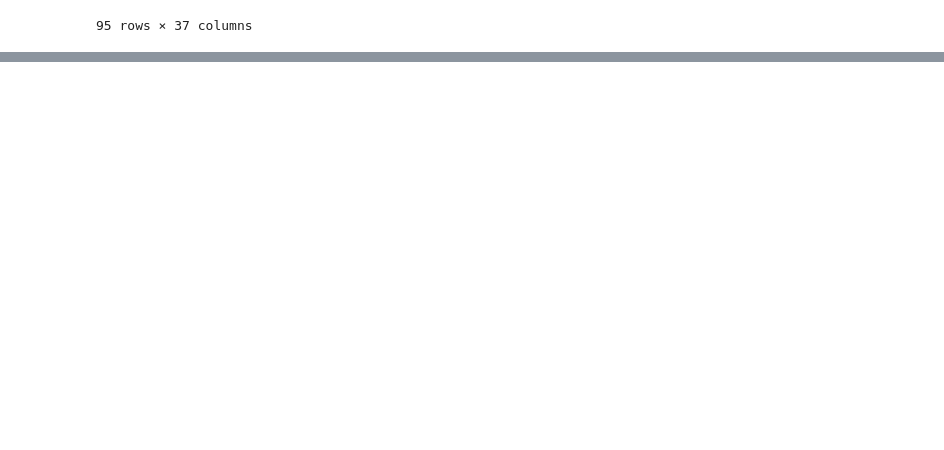
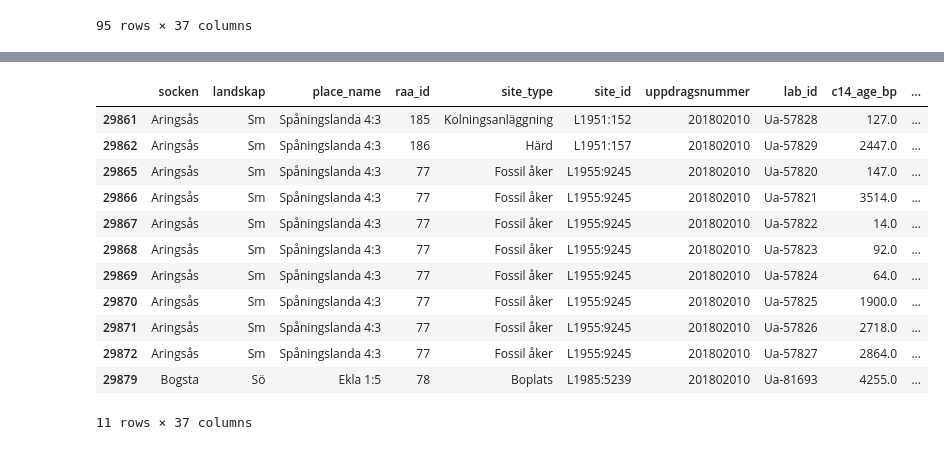
Before and after one commit to Br1CM/sead_strucke_data_cleaning, a Jupyter notebook: current/notebooks/exploration.ipynb, the cells around one changed output, grey strips where cells are left out. Saved outputs shown, nothing was run; the diff lists cells and outputs as text; code cells hidden in the pictures; blank space fills up the shorter version.

```diff
--- a/current/notebooks/exploration.ipynb
+++ b/current/notebooks/exploration.ipynb
@@ -781,0 +820,18 @@ df[df['site_id'].isin(['L1988:6073, L1988:6685','L1983:7553, L1983:7552, L1983:8
+# %%
+# there seems to be an error for similar title and different socken and landskap
+error_df = df[df['title']=='Arkeologisk förundersökning. Fossil åker Aringsås 77:1. Aringsås socken i Alvesta kommun, Kronobergs län']
+error_df
+# %% [output]
+|  | socken | landskap | place_name | raa_id | site_type | site_id | uppdragsnummer | lab_id | c14_age_bp | ... |
+| 29861 | Aringsås | Sm | Spåningslanda 4:3 | 185 | Kolningsanläggning | L1951:152 | 201802010 | Ua-57828 | 127.0 | ... |
+| 29862 | Aringsås | Sm | Spåningslanda 4:3 | 186 | Härd | L1951:157 | 201802010 | Ua-57829 | 2447.0 | ... |
+| 29865 | Aringsås | Sm | Spåningslanda 4:3 | 77 | Fossil åker | L1955:9245 | 201802010 | Ua-57820 | 147.0 | ... |
+| 29866 | Aringsås | Sm | Spåningslanda 4:3 | 77 | Fossil åker | L1955:9245 | 201802010 | Ua-57821 | 3514.0 | ... |
+| 29867 | Aringsås | Sm | Spåningslanda 4:3 | 77 | Fossil åker | L1955:9245 | 201802010 | Ua-57822 | 14.0 | ... |
+| 29868 | Aringsås | Sm | Spåningslanda 4:3 | 77 | Fossil åker | L1955:9245 | 201802010 | Ua-57823 | 92.0 | ... |
+| 29869 | Aringsås | Sm | Spåningslanda 4:3 | 77 | Fossil åker | L1955:9245 | 201802010 | Ua-57824 | 64.0 | ... |
+| 29870 | Aringsås | Sm | Spåningslanda 4:3 | 77 | Fossil åker | L1955:9245 | 201802010 | Ua-57825 | 1900.0 | ... |
+| 29871 | Aringsås | Sm | Spåningslanda 4:3 | 77 | Fossil åker | L1955:9245 | 201802010 | Ua-57826 | 2718.0 | ... |
+| 29872 | Aringsås | Sm | Spåningslanda 4:3 | 77 | Fossil åker | L1955:9245 | 201802010 | Ua-57827 | 2864.0 | ... |
+| 29879 | Bogsta | Sö | Ekla 1:5 | 78 | Boplats | L1985:5239 | 201802010 | Ua-81693 | 4255.0 | ... |
+11 rows × 37 columns
```
Also changed, not shown: parts of 7 cells of this notebook, 2 other files.
